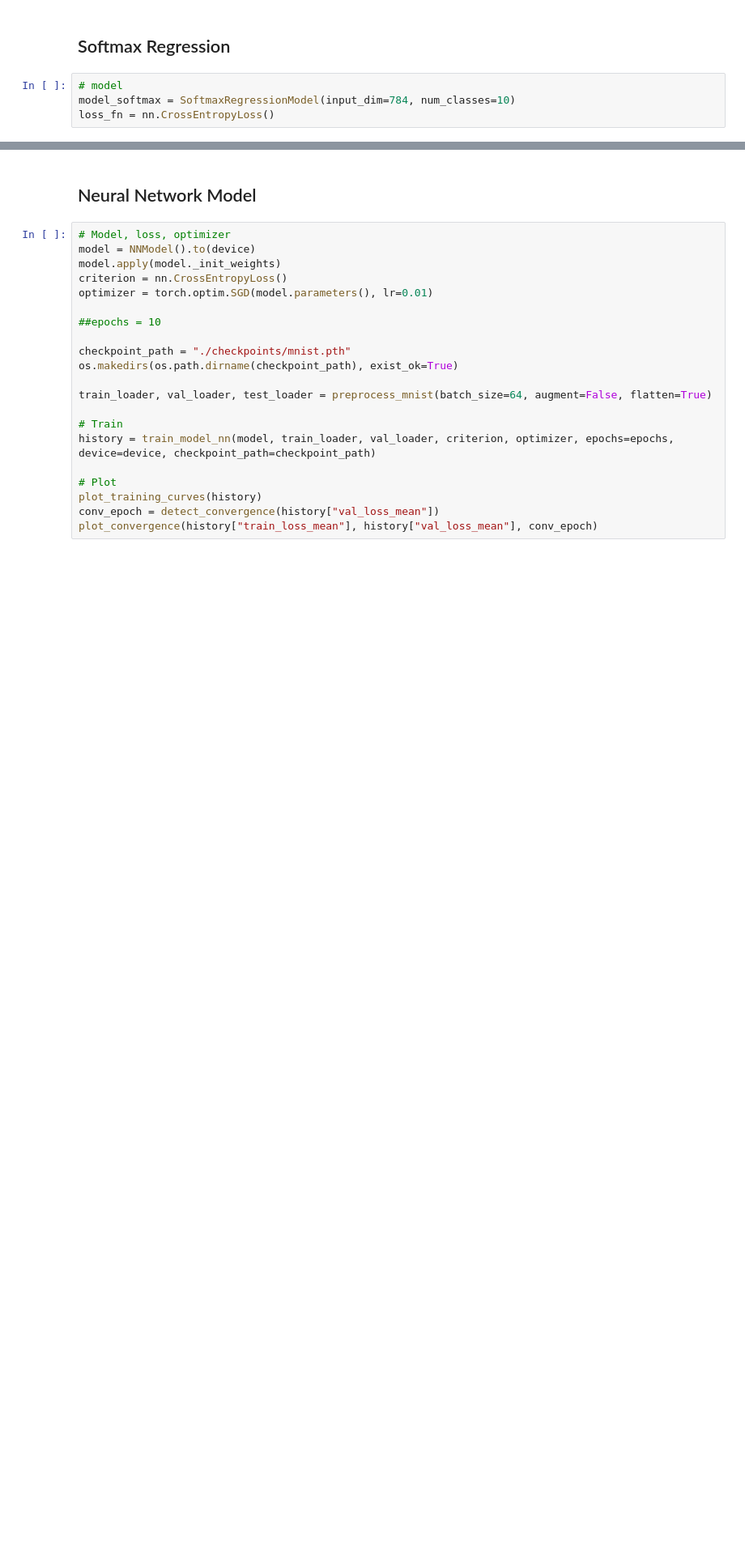
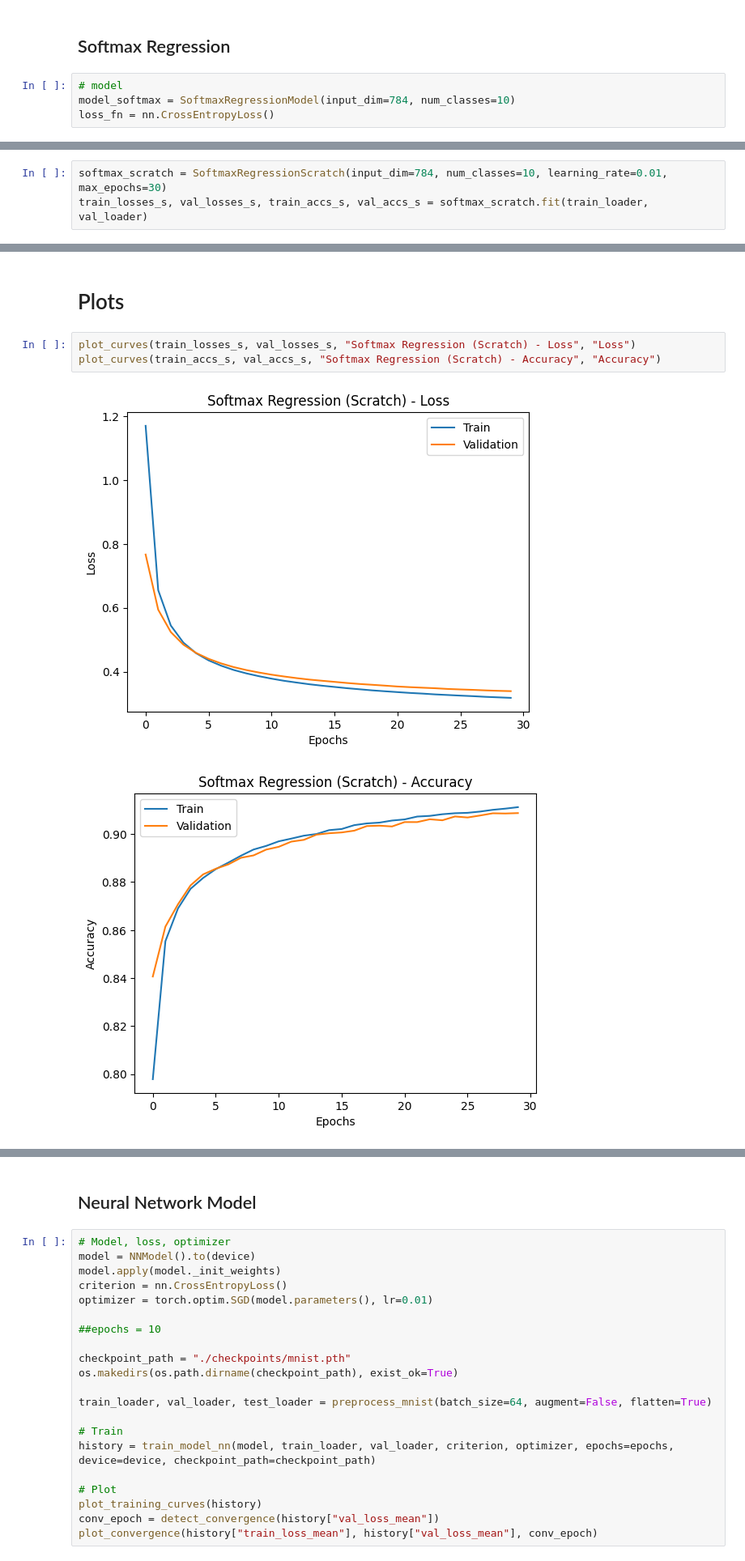
Before and after one commit to habibaelghazouly/ML-projects, a Jupyter notebook: MNIST/main_notebook_merged.ipynb, the cells around one changed output, grey strips where cells are left out. Shown at 81% size. Cells and saved outputs as stored; diff of their text form; blank space fills up the shorter version.

```diff
--- a/MNIST/main_notebook_merged.ipynb
+++ b/MNIST/main_notebook_merged.ipynb
@@ -150,0 +258,3 @@ for i in range(10):
+# %%
+softmax_scratch = SoftmaxRegressionScratch(input_dim=784, num_classes=10, learning_rate=0.01, max_epochs=30)
+train_losses_s, val_losses_s, train_accs_s, val_accs_s = softmax_scratch.fit(train_loader, val_loader)
@@ -150,0 +279,8 @@ for i in range(10):
+# %% [markdown]
+# Plots
+# %%
+plot_curves(train_losses_s, val_losses_s, "Softmax Regression (Scratch) - Loss", "Loss")
+plot_curves(train_accs_s, val_accs_s, "Softmax Regression (Scratch) - Accuracy", "Accuracy")
+# %% [output]
+[figure, added]
+[figure, added]
```
Also changed, not shown: parts of 40 cells of this notebook, 3 other files.
